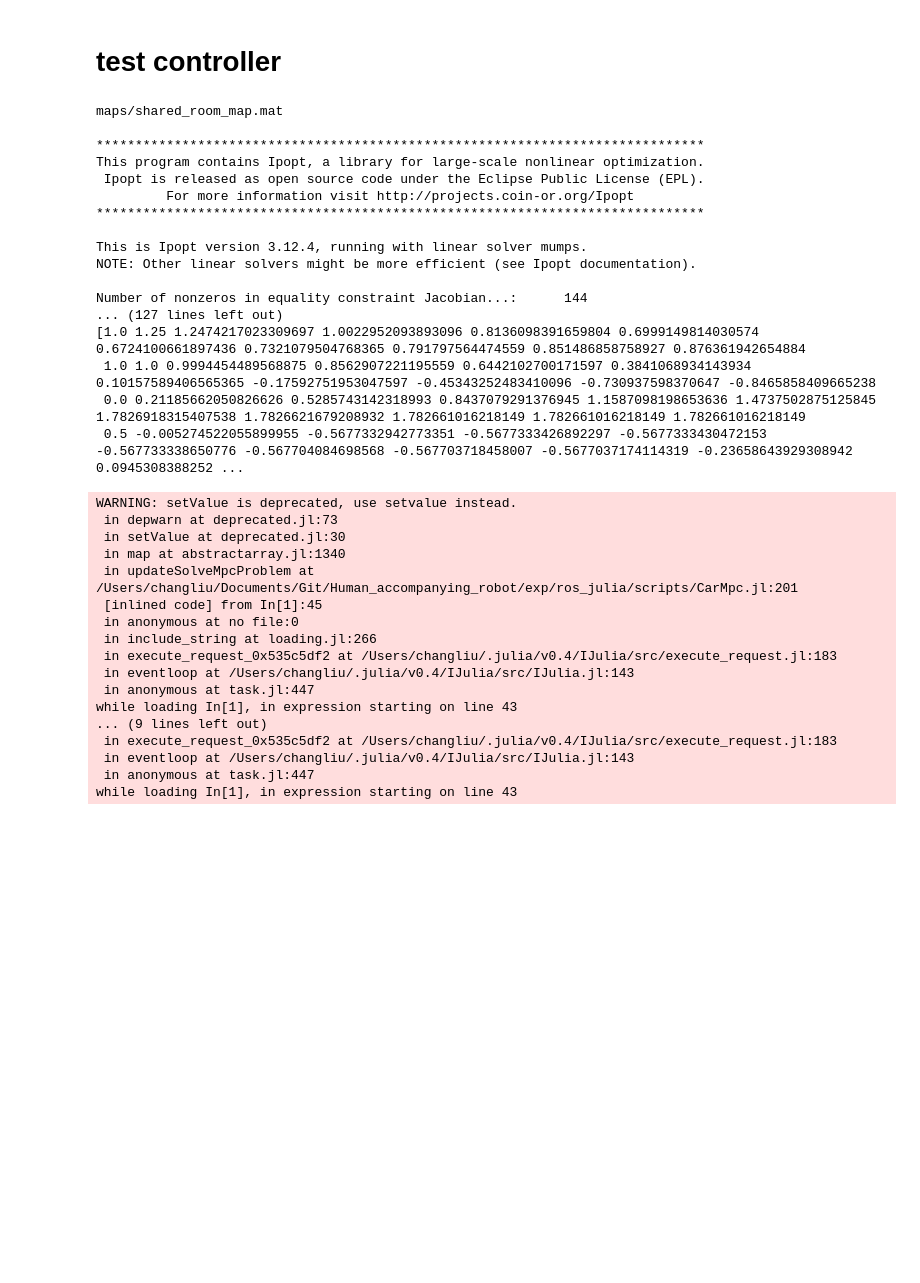
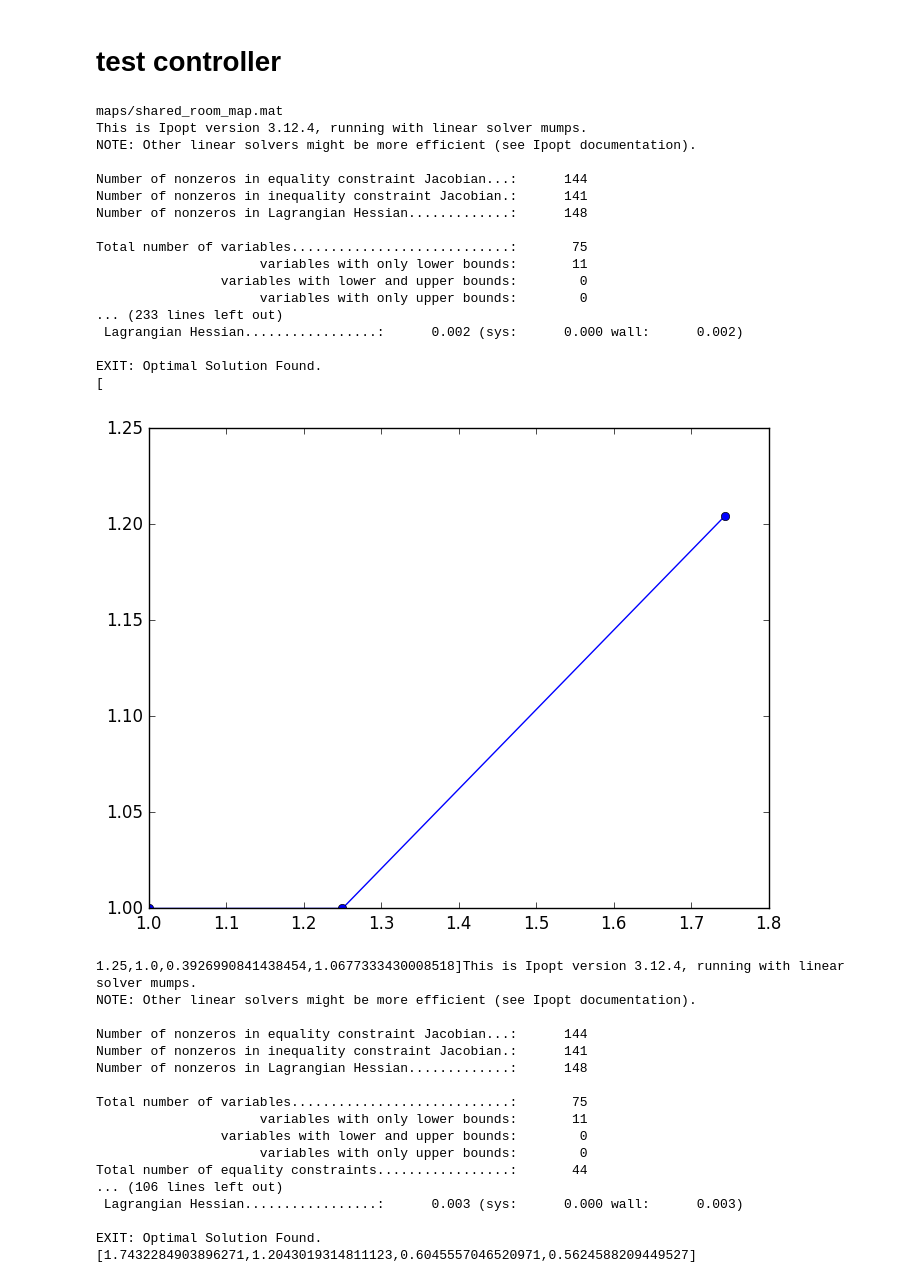
Before and after one commit to dtbinh/human_accompanying_robot, a Jupyter notebook: exp/ros_julia/scripts/testController.ipynb, the cells around one changed output. Drawn from its saved outputs; the diff is of its cells as text; code cells hidden in the pictures; blank space fills up the shorter version.

Commit message:
previous modification for ROS-julia connection in early June. Forgot git until now.

```diff
--- a/exp/ros_julia/scripts/testController.ipynb
+++ b/exp/ros_julia/scripts/testController.ipynb
@@ -7,7 +7,7 @@ using CarMpcUtils
 using CarMpc
 
 ### Simulation parameters
-simLength = 200
+simLength = 2
 
 # # initialize vehicle
 robot = Robot([1.0, 1.0, 0.0, 0.5], model=unicycleDiscrete)
@@ -18,8 +18,8 @@ robot = Robot([1.0, 1.0, 0.0, 0.5], model=unicycleDiscrete)
 #                 P = [1000.0, 20.0], vRef = 10.0, dSafe = 5.0,
 #                 eYRef = 0.0, TTC = 3.0, eYSafe = 0.5)
 # tuning = Tuning(dt = 1.0, dtMPC = 1.0, N = 2)
-# tuning = Tuning(dt = 0.5, N = 10, safe_dis = 1.0, safe_margin = 1.0, cmft_dis = 2.4)
-tuning = Tuning()
+tuning = Tuning(dt = 0.5, N = 10, safe_dis = 1.0, safe_margin = 1.0, cmft_dis = 2.4)
+# tuning = Tuning()
 
 # map
 # Map = TrackMap("maps/RFS_2Lanes_Speed_0128.mat")
@@ -37,65 +37,67 @@ nz, nu, N = mpc.nz, mpc.nu, tuning.N
 # ### MPC model parameters updated by subscribers
 z0 = robot.z
 u0 = zeros(nu)
 z_h = zeros(4,N+1)
 
 USim = zeros(nu,simLength)
 ZSim = [z0 zeros(nz,simLength)]
 
 ### Main loop
 for t=1:simLength
   ### Update and solve MPC problem
-    ZOpt, UOpt, solveTime = updateSolveMpcProblem(mpc, z0, u0, z_h)
+    ZOpt, UOpt, solveTime = updateSolveMpcProblem(mpc, z0, z_h)
 
   ### Update current input
   u0[1:nu] = UOpt[:,1]
 
   ### Update ego state
   # updateEgoState!(vehicle,u0,tuning.dtMPC)
-  updateEgoState!(rob,u0,tuning.dt)
+  updateEgoState!(robot,u0,tuning.dt)
 
   ### Variables for logging
   ZSim[:,t+1] = robot.z
   USim[:,t] = u0
+    print(robot.z)
 end
 
-# using PyPlot
-# figure()
+using PyPlot
+figure()
 # plot(Map.nodes[1,:]',Map.nodes[2,:]')
-# plot(ZSim[1,:]',ZSim[2,:]',marker="o")
-# show()
+plot(ZSim[1,:]',ZSim[2,:]',marker="o")
+show()
 # %% [output]
 maps/shared_room_map.mat
-
-******************************************************************************
-This program contains Ipopt, a library for large-scale nonlinear optimization.
- Ipopt is released as open source code under the Eclipse Public License (EPL).
-         For more information visit http://projects.coin-or.org/Ipopt
-******************************************************************************
-
 This is Ipopt version 3.12.4, running with linear solver mumps.
 NOTE: Other linear solvers might be more efficient (see Ipopt documentation).
 
 Number of nonzeros in equality constraint Jacobian...:      144
-... (127 lines left out)
-[1.0 1.25 1.2474217023309697 1.0022952093893096 0.8136098391659804 0.6999149814030574 0.6724100661897436 0.7321079504768365 0.791797564474559 0.851486858758927 0.876361942654884
- 1.0 1.0 0.9994454489568875 0.8562907221195559 0.6442102700171597 0.3841068934143934 0.10157589406565365 -0.17592751953047597 -0.45343252483410096 -0.730937598370647 -0.8465858409665238
- 0.0 0.21185662050826626 0.5285743142318993 0.8437079291376945 1.1587098198653636 1.4737502875125845 1.7826918315407538 1.7826621679208932 1.782661016218149 1.782661016218149 1.782661016218149
- 0.5 -0.005274522055899955 -0.5677332942773351 -0.5677333426892297 -0.5677333430472153 -0.567733338650776 -0.567704084698568 -0.567703718458007 -0.5677037174114319 -0.23658643929308942 0.0945308388252 ...
+Number of nonzeros in inequality constraint Jacobian.:      141
+Number of nonzeros in Lagrangian Hessian.............:      148
+
+Total number of variables............................:       75
+                     variables with only lower bounds:       11
+                variables with lower and upper bounds:        0
+                     variables with only upper bounds:        0
+... (233 lines left out)
+ Lagrangian Hessian.................:      0.002 (sys:      0.000 wall:      0.002)
+
+EXIT: Optimal Solution Found.
+[
+[figure, added]
-WARNING: setValue is deprecated, use setvalue instead.
- in depwarn at deprecated.jl:73
- in setValue at deprecated.jl:30
- in map at abstractarray.jl:1340
- in updateSolveMpcProblem at /Users/changliu/Documents/Git/Human_accompanying_robot/exp/ros_julia/scripts/CarMpc.jl:201
- [inlined code] from In[1]:45
- in anonymous at no file:0
- in include_string at loading.jl:266
- in execute_request_0x535c5df2 at /Users/changliu/.julia/v0.4/IJulia/src/execute_request.jl:183
- in eventloop at /Users/changliu/.julia/v0.4/IJulia/src/IJulia.jl:143
- in anonymous at task.jl:447
-while loading In[1], in expression starting on line 43
-... (9 lines left out)
- in execute_request_0x535c5df2 at /Users/changliu/.julia/v0.4/IJulia/src/execute_request.jl:183
- in eventloop at /Users/changliu/.julia/v0.4/IJulia/src/IJulia.jl:143
- in anonymous at task.jl:447
-while loading In[1], in expression starting on line 43
+1.25,1.0,0.3926990841438454,1.0677333430008518]This is Ipopt version 3.12.4, running with linear solver mumps.
+NOTE: Other linear solvers might be more efficient (see Ipopt documentation).
+
+Number of nonzeros in equality constraint Jacobian...:      144
+Number of nonzeros in inequality constraint Jacobian.:      141
+Number of nonzeros in Lagrangian Hessian.............:      148
+
+Total number of variables............................:       75
+                     variables with only lower bounds:       11
+                variables with lower and upper bounds:        0
+                     variables with only upper bounds:        0
+Total number of equality constraints.................:       44
+... (106 lines left out)
+ Lagrangian Hessian.................:      0.003 (sys:      0.000 wall:      0.003)
+
+EXIT: Optimal Solution Found.
+[1.7432284903896271,1.2043019314811123,0.6045557046520971,0.5624588209449527]
```
Also changed, not shown: parts of 1 cell of this notebook, 7 other files.
